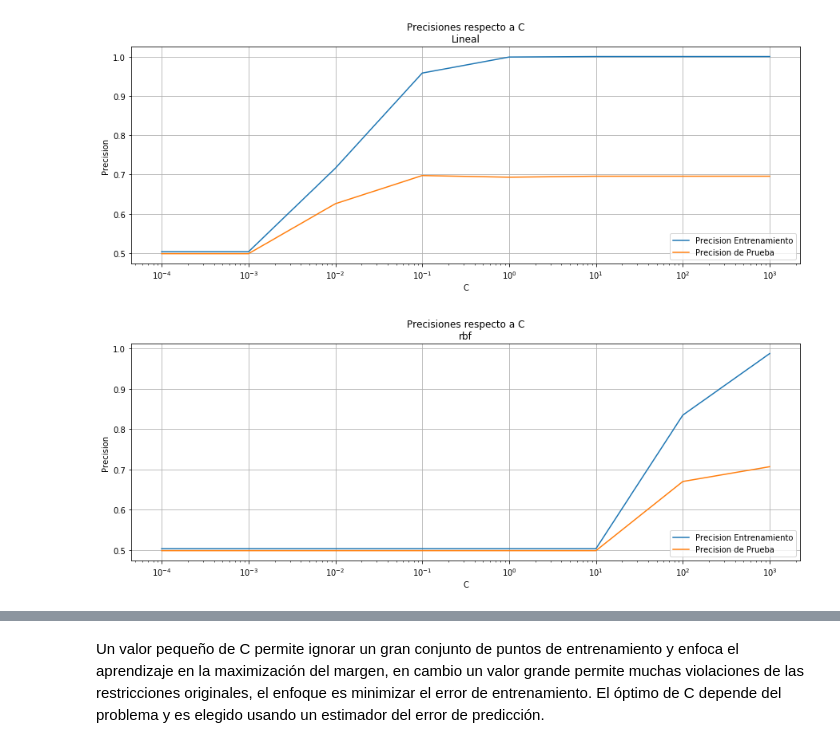
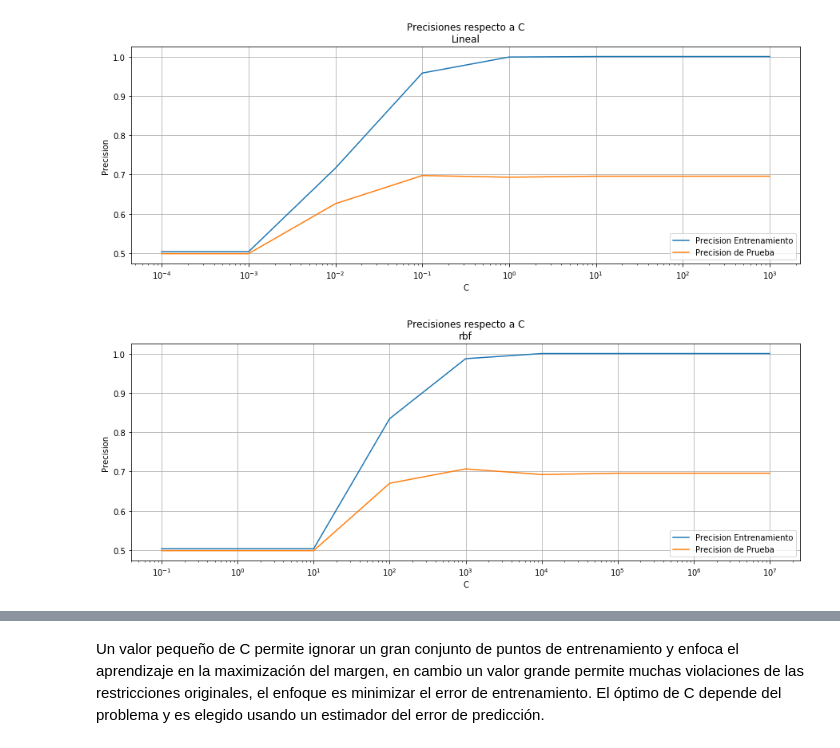
Before and after one commit to GVergaraD/Tarea2-INF393-II-2019, a Jupyter notebook: Tarea2-Sanchez-Vergara.ipynb, the cells around one changed output, grey strips where cells are left out. Saved outputs shown, nothing was run; the diff lists cells and outputs as text; code cells hidden in the pictures.

```diff
--- a/Tarea2-Sanchez-Vergara.ipynb
+++ b/Tarea2-Sanchez-Vergara.ipynb
@@ -288,36 +288,36 @@ plt.show()
 from sklearn.svm import SVC as SVM #SVC is for classification
 def do_SVM(x,y,xv,yv, param, kernel='rbf'):
     #print("Param C= ",param, 'Kernel= ', kernel)
-    model= SVM()
+    model= SVM(gamma='auto')
     model.set_params(C=param,kernel=kernel) #try rbf and linear at least
     model.fit(x,y)
     train_acc = model.score(x,y)
     test_acc = model.score(xv,yv)
     return model, train_acc, test_acc
-Cs = [10**i for i in np.arange(-4,4,dtype=float)]
+Cs = [10**i for i in np.arange(-1,8,dtype=float)]
 ParamC =list()
 TrainAcc = list()
 TestAcc = list()
 for i in Cs:
     model, train_acc, test_acc = do_SVM(features_train,labels_train,features_val,labels_val, param=i)
     #print("train_acc: ",train_acc)
     #print("test_acc: ",test_acc)
     ParamC.append(i)
     TrainAcc.append(train_acc)
     TestAcc.append(test_acc)
 
 plt.figure(figsize=(15,5))
 plt.plot(ParamC, TrainAcc,label="Precision Entrenamiento")
 plt.plot(ParamC, TestAcc, label="Precision de Prueba")
 plt.xscale('log')
 plt.title('Precisiones respecto a C\nrbf')
 plt.legend(loc='lower right')
 plt.ylabel("Precision")
 plt.xlabel("C")
 plt.grid()
 plt.show()
 # %% [output]
-[figure, old version]
+[figure, new version]
 # %%
 from sklearn.svm import SVC as SVM #SVC is for classification
 def do_SVM(x,y,xv,yv, param, kernel='poly'):
```
Also changed, not shown: parts of 4 cells of this notebook.
